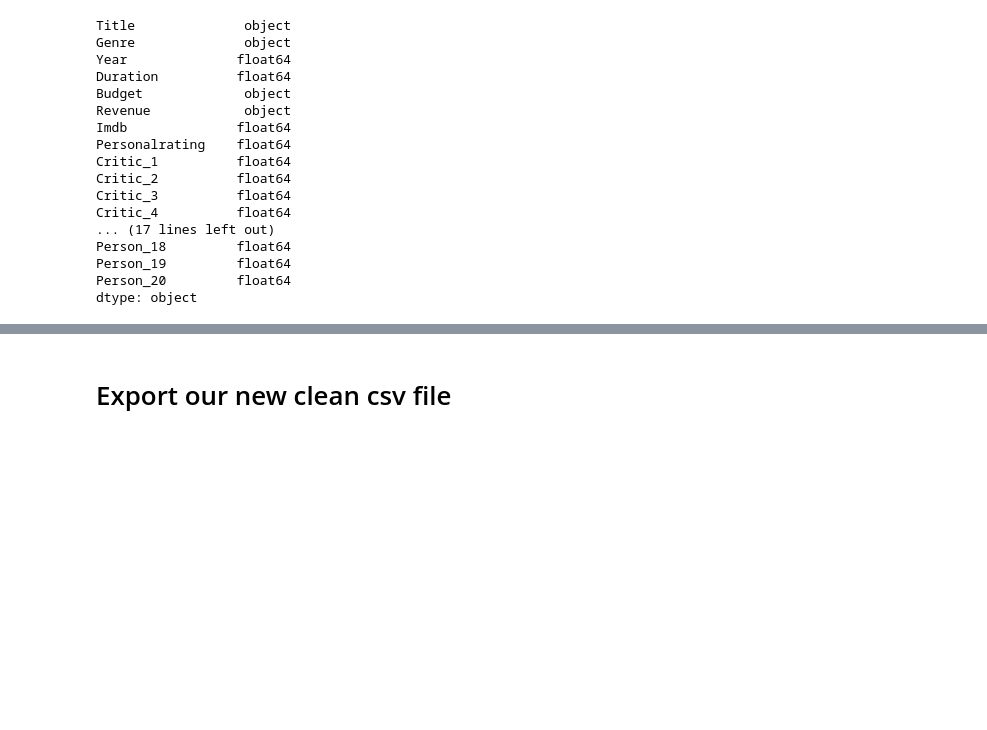
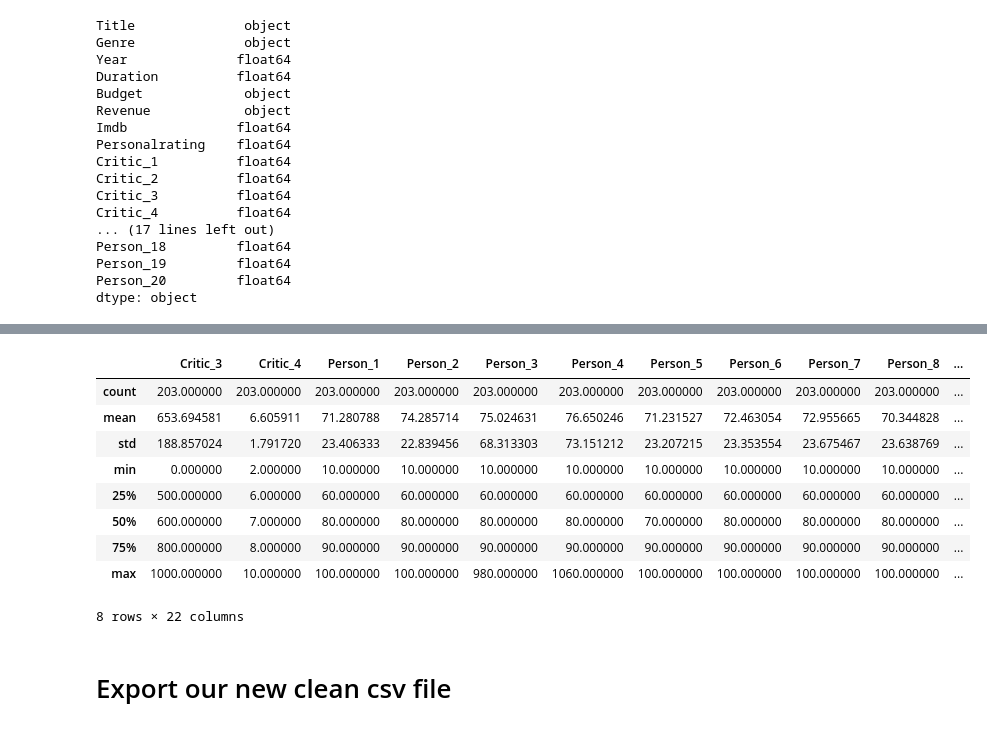
Before and after one commit to Alaninja1209/Did-you-like-the-movie-, a Jupyter notebook: Movie_Dataset_CleaningStage.ipynb, the cells around one changed output, grey strips where cells are left out. Drawn from its saved outputs; the diff is of its cells as text; code cells hidden in the pictures; blank space fills up the shorter version.

```diff
--- a/Movie_Dataset_CleaningStage.ipynb
+++ b/Movie_Dataset_CleaningStage.ipynb
@@ -170,0 +187,9 @@ movies.head(1)
+# %%
+rescale_columns = ['Imdb', 'Critic_1',
+       'Critic_2', 'Critic_3', 'Personalrating', 'Person_1', 'Person_2', 'Person_3', 'Person_4',
+       'Person_5', 'Person_6', 'Person_7', 'Person_8', 'Person_9', 'Person_10', 'Person_11',
+       'Person_12', 'Person_13', 'Person_14', 'Person_15', 'Person_16', 'Person_17', 'Person_18',
+       'Person_19', 'Person_20']
+# %%
+for col in rescale_columns:
+    movies[col] = 10 * movies[col]
@@ -171,2 +208,15 @@ movies.head(1)
+# %%
+movies.iloc[:,10:].describe()
+# %% [output]
+|  | Critic_3 | Critic_4 | Person_1 | Person_2 | Person_3 | Person_4 | Person_5 | Person_6 | Person_7 | Person_8 | ... |
+| count | 203.000000 | 203.000000 | 203.000000 | 203.000000 | 203.000000 | 203.000000 | 203.000000 | 203.000000 | 203.000000 | 203.000000 | ... |
+| mean | 653.694581 | 6.605911 | 71.280788 | 74.285714 | 75.024631 | 76.650246 | 71.231527 | 72.463054 | 72.955665 | 70.344828 | ... |
+| std | 188.857024 | 1.791720 | 23.406333 | 22.839456 | 68.313303 | 73.151212 | 23.207215 | 23.353554 | 23.675467 | 23.638769 | ... |
+| min | 0.000000 | 2.000000 | 10.000000 | 10.000000 | 10.000000 | 10.000000 | 10.000000 | 10.000000 | 10.000000 | 10.000000 | ... |
+| 25% | 500.000000 | 6.000000 | 60.000000 | 60.000000 | 60.000000 | 60.000000 | 60.000000 | 60.000000 | 60.000000 | 60.000000 | ... |
+| 50% | 600.000000 | 7.000000 | 80.000000 | 80.000000 | 80.000000 | 80.000000 | 70.000000 | 80.000000 | 80.000000 | 80.000000 | ... |
+| 75% | 800.000000 | 8.000000 | 90.000000 | 90.000000 | 90.000000 | 90.000000 | 90.000000 | 90.000000 | 90.000000 | 90.000000 | ... |
+| max | 1000.000000 | 10.000000 | 100.000000 | 100.000000 | 980.000000 | 1060.000000 | 100.000000 | 100.000000 | 100.000000 | 100.000000 | ... |
+8 rows × 22 columns
 # %% [markdown]
 # Export our new clean csv file
```
Also changed, not shown: parts of 4 cells of this notebook.
